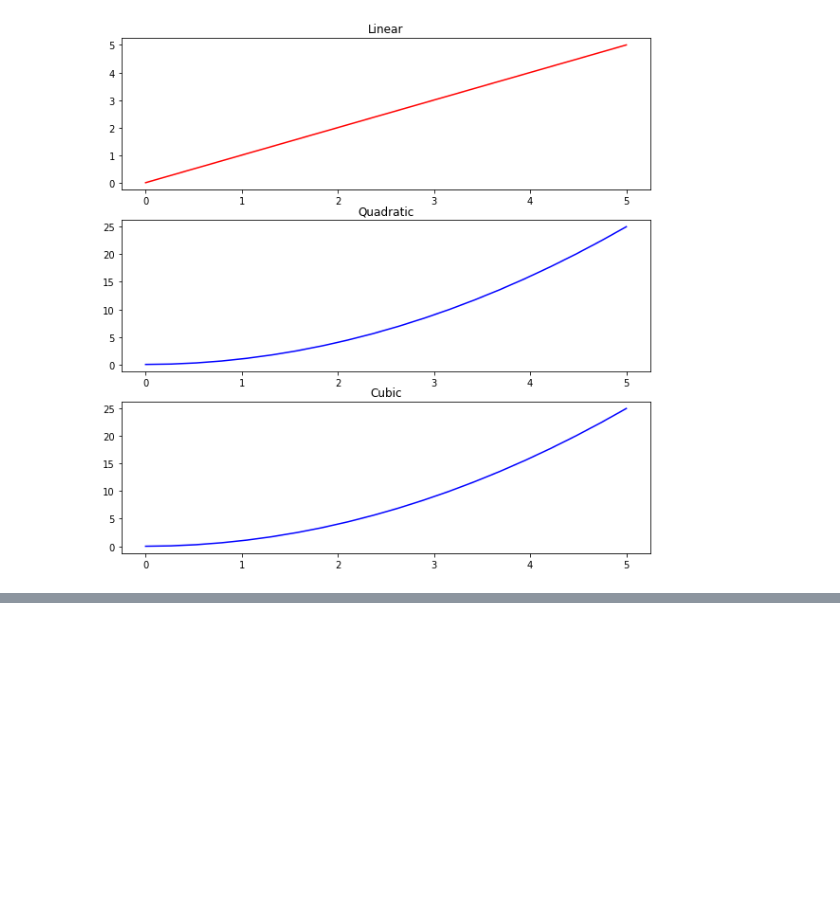
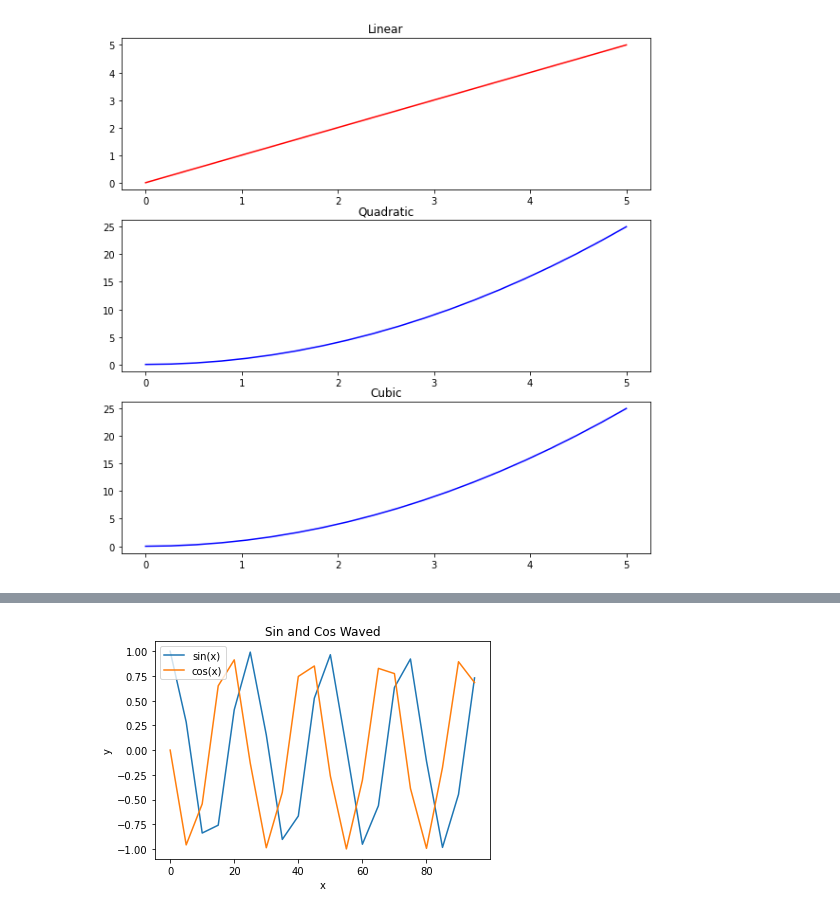
Before and after one commit to Selasi3/Data_Science_With_Python, a Jupyter notebook: Python Programming/Matplotlib.ipynb, the cells around one changed output, grey strips where cells are left out. Cells and saved outputs as stored; diff of their text form; code cells hidden in the pictures; blank space fills up the shorter version.

```diff
--- a/Python Programming/Matplotlib.ipynb
+++ b/Python Programming/Matplotlib.ipynb
@@ -181,0 +219,21 @@ plt.plot(x,y,c="b")
+# %%
+fig, ax = plt.subplots()
+
+# create data
+x = np.arange(0, 100, 5)
+y = np.cos(x)
+z = np.sin(x)
+
+# create line plot
+sin_wave = ax.plot(x, y, label="sin(x)")
+cos_wave = ax.plot(x, z, label = "cos(x)")
+
+# customize appearance
+ax.set_xlabel('x')
+ax.set_ylabel('y')
+ax.set_title('Sin and Cos Waved')
+ax.legend()
+# display plot
+plt.show()
+# %% [output]
+[figure, added]
```
Also changed, not shown: parts of 5 cells of this notebook, 1 other file.
